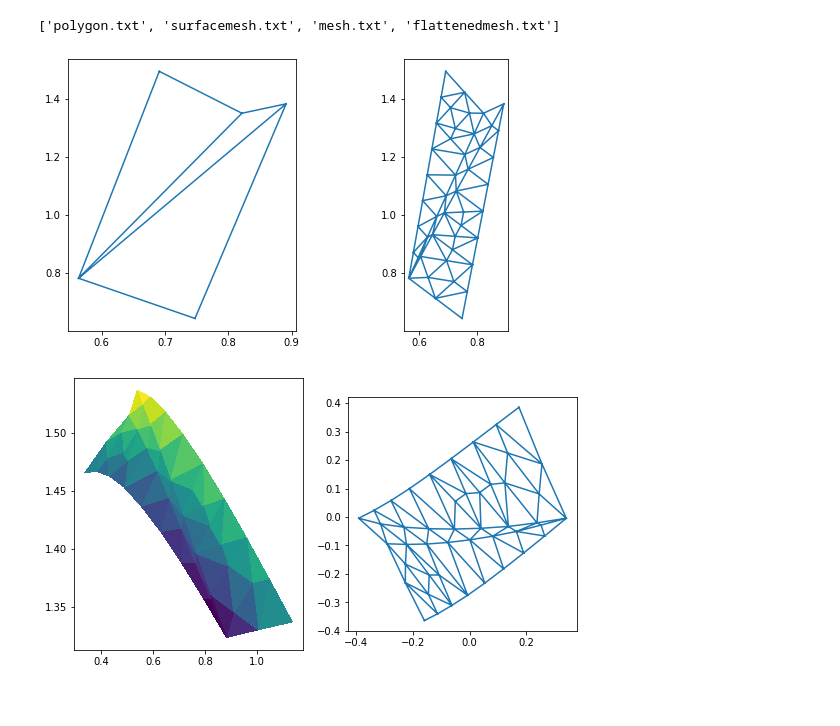
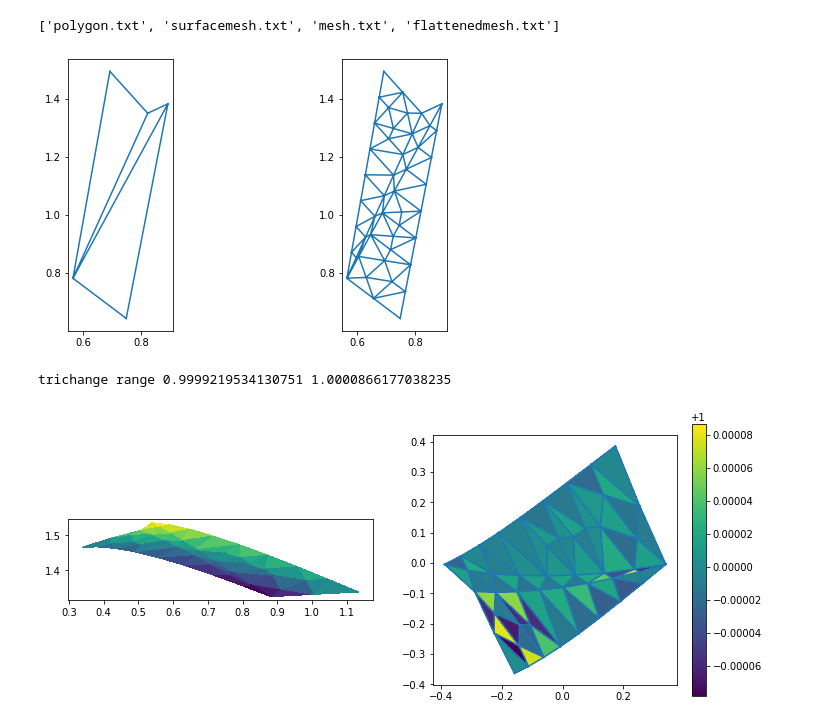
Before and after one commit to tunnelvr/tunnelvr, a Jupyter notebook: executingfeatures/meshflattenerreplication.ipynb, the cells around one changed output. Saved outputs shown, nothing was run; the diff lists cells and outputs as text; code cells hidden in the pictures.

```diff
--- a/executingfeatures/meshflattenerreplication.ipynb
+++ b/executingfeatures/meshflattenerreplication.ipynb
@@ -2,7 +2,8 @@
 import os
 
 # copy these over to here for a backup development
-efdir = "/home/julian/.local/share/godot/app_userdata/tunnelvr_v0.5/executingfeatures"
+#efdir = "/home/julian/.local/share/godot/app_userdata/tunnelvr_v0.5/executingfeatures"
+efdir = "executingfeatures_testdata"
 os.listdir(efdir)
 # %% [output]
 ['polygon.txt', 'surfacemesh.txt', 'mesh.txt', 'flattenedmesh.txt']
@@ -25,10 +26,11 @@ fvertices = numpy.array(x[0])
 ffaces = numpy.array(x[1]).reshape((-1, 3))
 # %%
 plt.figure(figsize=(9,5))
-plt.subplot(121)
+a = plt.subplot(121)
 plt.triplot(vertices[:,0], vertices[:,1], faces)
-plt.subplot(122)
+a.set_aspect('equal')
+a = plt.subplot(122)
 plt.triplot(fvertices[:,0], fvertices[:,1], ffaces)
-plt.gca().set_aspect('equal')
+a.set_aspect('equal')
 # %% [output]
-[figure, old version]
+[figure, new version]
@@ -51,9 +84,16 @@ for t in sfaces:
 # %%
-plt.figure(figsize=(9,5))
-plt.subplot(121)
+fig = plt.figure(figsize=(12,5))
+a = plt.subplot(121)
+a.set_aspect('equal')
 plt.tripcolor(svertices[:,0], svertices[:,1], sfaces, svertices[:,2])
-plt.subplot(122)
+
+a = plt.subplot(122)
+a.set_aspect('equal')
 plt.triplot(flvertices[:,0], flvertices[:,1], sfaces)
-plt.gca().set_aspect('equal')
+tpc = plt.tripcolor(flvertices[:,0], flvertices[:,1], sfaces, ftrianglechange)
+fig.colorbar(tpc)
+
+print("trichange range", min(ftrianglechange), max(ftrianglechange))
 # %% [output]
+trichange range 0.9999219534130751 1.0000866177038235
-[figure, old version]
+[figure, new version]
```
Also changed, not shown: parts of 3 cells of this notebook, 4 other files.
